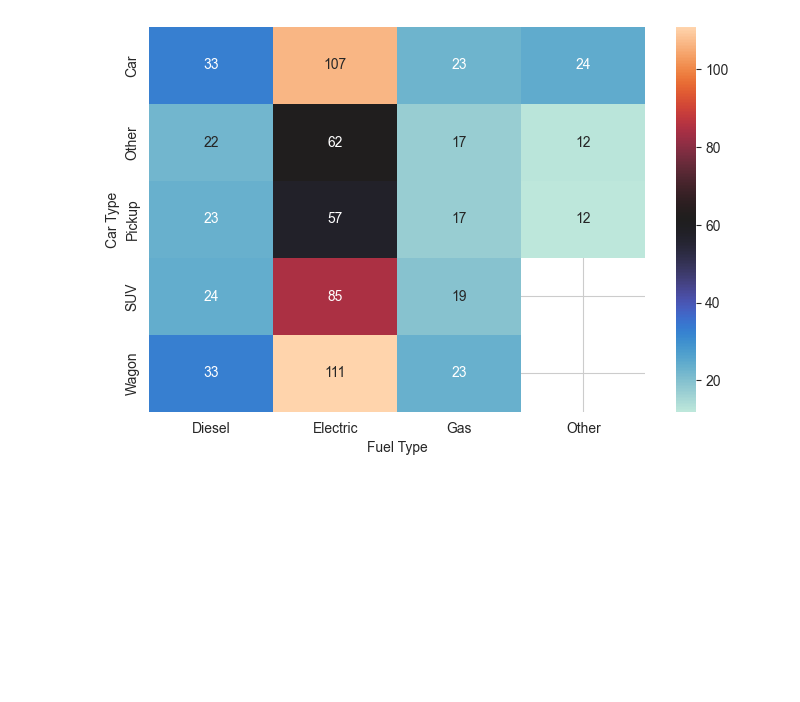
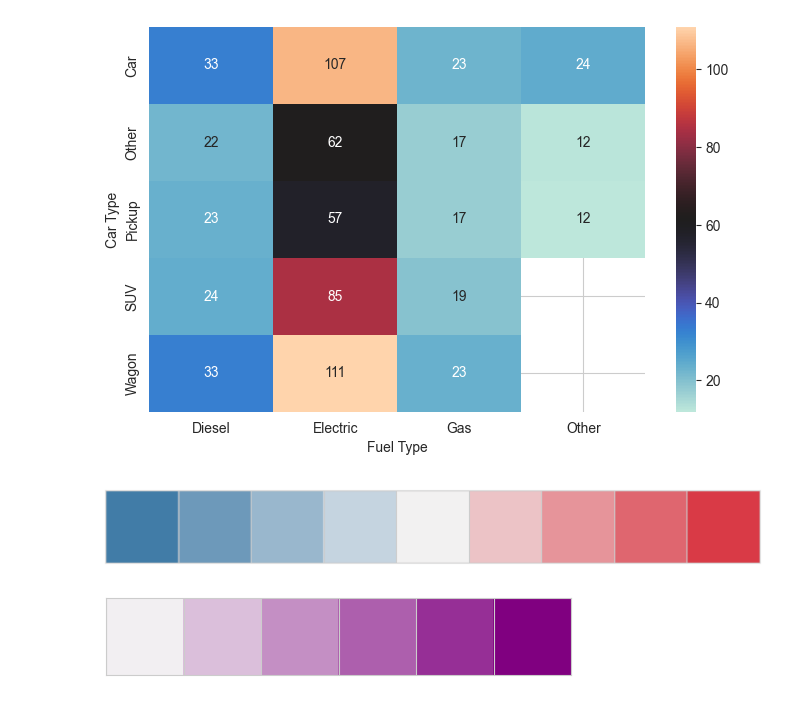
Before and after one commit to ericmelz/python-data-visualization-copy, a Jupyter notebook: notebooks/02-Chapter5-Exercise-3.ipynb, the cells around one changed output. Drawn from its saved outputs; the diff is of its cells as text; code cells hidden in the pictures; blank space fills up the shorter version.

```diff
--- a/notebooks/02-Chapter5-Exercise-3.ipynb
+++ b/notebooks/02-Chapter5-Exercise-3.ipynb
@@ -56,3 +56,11 @@ ax.set_xlabel('Fuel Type')
 fig.savefig(Path.cwd()/'..'/'code'/'images'/'seaborn_heatmap.svg')
 # %% [output]
 [figure]
+# %%
+sns.palplot(sns.diverging_palette(240, 10, n=9))
+# %% [output]
+[figure, added]
+# %%
+sns.palplot(sns.light_palette("purple"))
+# %% [output]
+[figure, added]
```
Also changed, not shown: parts of 7 cells of this notebook.
